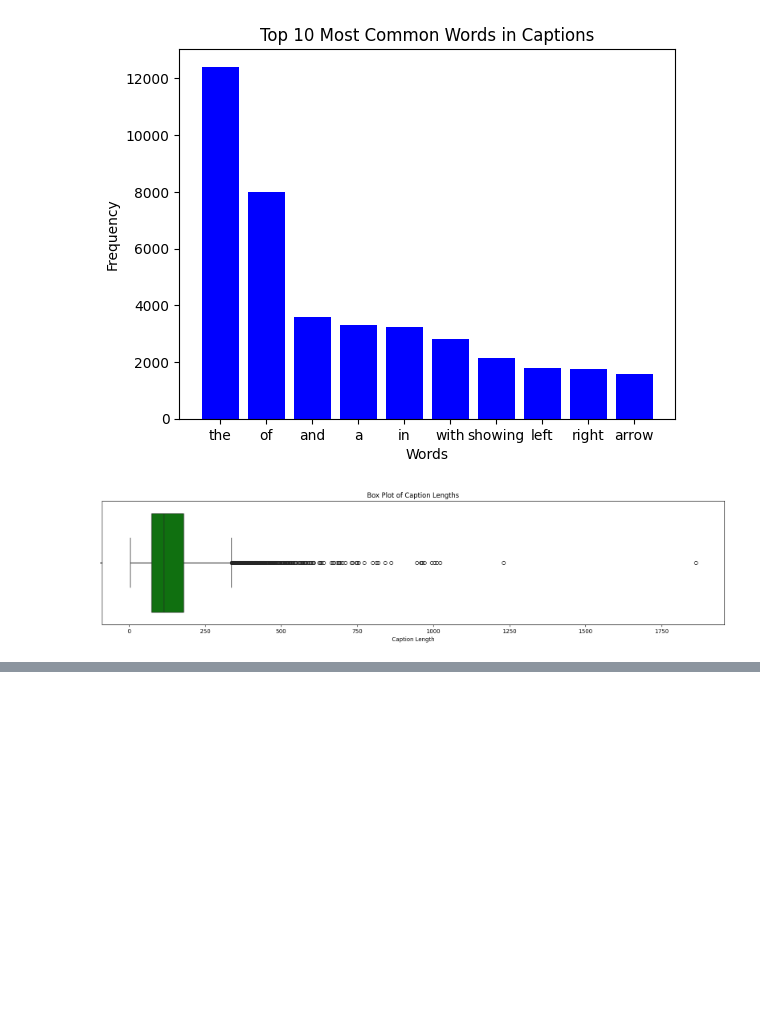
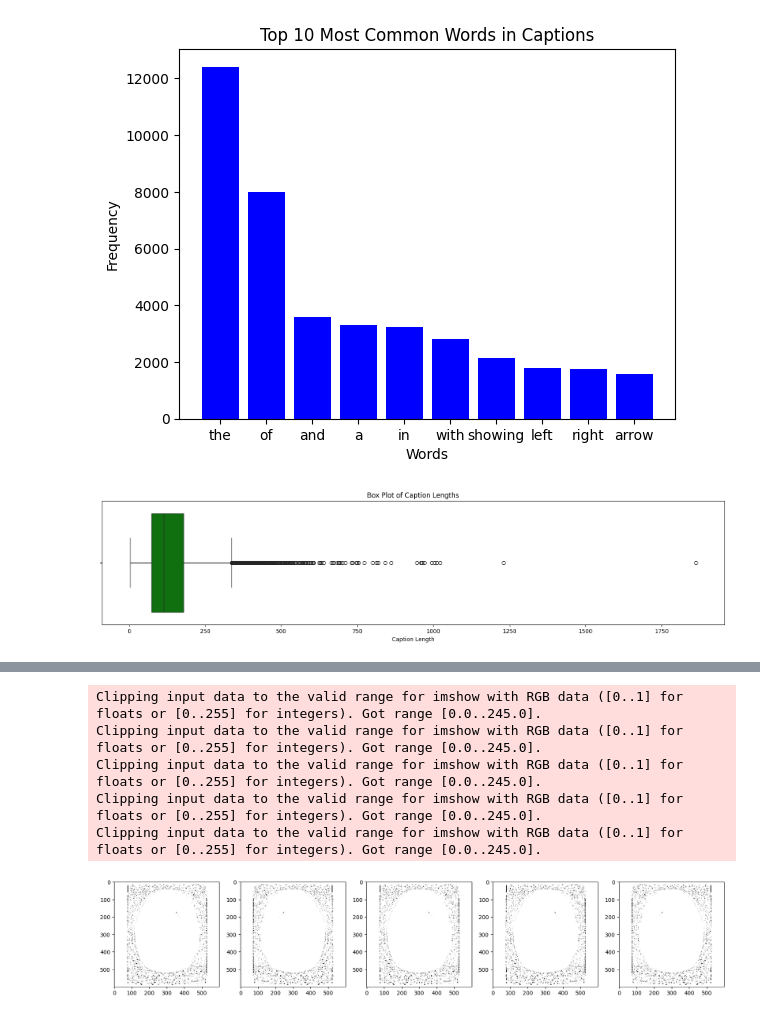
Before and after one commit to sarvansh451/Picaso_Phrase, a Jupyter notebook: projectpiccaso-checkpoint.ipynb, the cells around one changed output, grey strips where cells are left out. Drawn from its saved outputs; the diff is of its cells as text; code cells hidden in the pictures; blank space fills up the shorter version.

```diff
--- a/projectpiccaso-checkpoint.ipynb
+++ b/projectpiccaso-checkpoint.ipynb
@@ -108,0 +148,25 @@ img.show()
+# %%
+img=np.expand_dims(img,axis=0)
+# %%
+datagen=tf.keras.preprocessing.image.ImageDataGenerator(
+    #rotation_range=40,
+    #width_shift_range=0.2,
+    #height_shift_range=0.2
+    #zoom_range=0.2,
+    horizontal_flip=0.2
+                                        )
+it=datagen.flow(img,batch_size=1)
+augmented_images=[next(it)[0] for _ in range(5)]
+# %%
+
+plt.figure(figsize=(20,5))
+for i,aug_img in enumerate(augmented_images):
+  plt.subplot(1,5,i+1)
+  plt.imshow(aug_img)
+# %% [output]
+Clipping input data to the valid range for imshow with RGB data ([0..1] for floats or [0..255] for integers). Got range [0.0..245.0].
+Clipping input data to the valid range for imshow with RGB data ([0..1] for floats or [0..255] for integers). Got range [0.0..245.0].
+Clipping input data to the valid range for imshow with RGB data ([0..1] for floats or [0..255] for integers). Got range [0.0..245.0].
+Clipping input data to the valid range for imshow with RGB data ([0..1] for floats or [0..255] for integers). Got range [0.0..245.0].
+Clipping input data to the valid range for imshow with RGB data ([0..1] for floats or [0..255] for integers). Got range [0.0..245.0].
+[figure, added]
```
Also changed, not shown: parts of 13 cells of this notebook.
